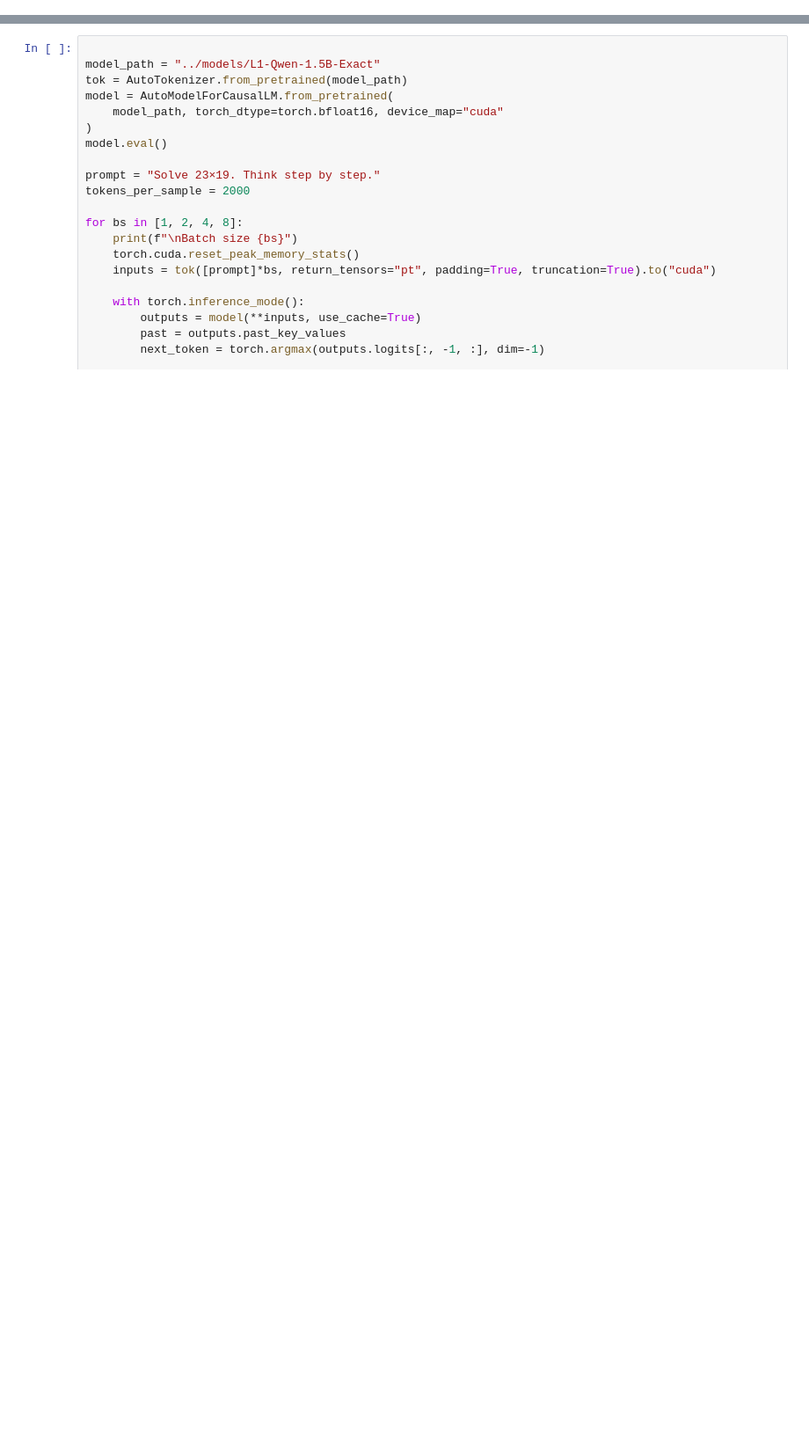
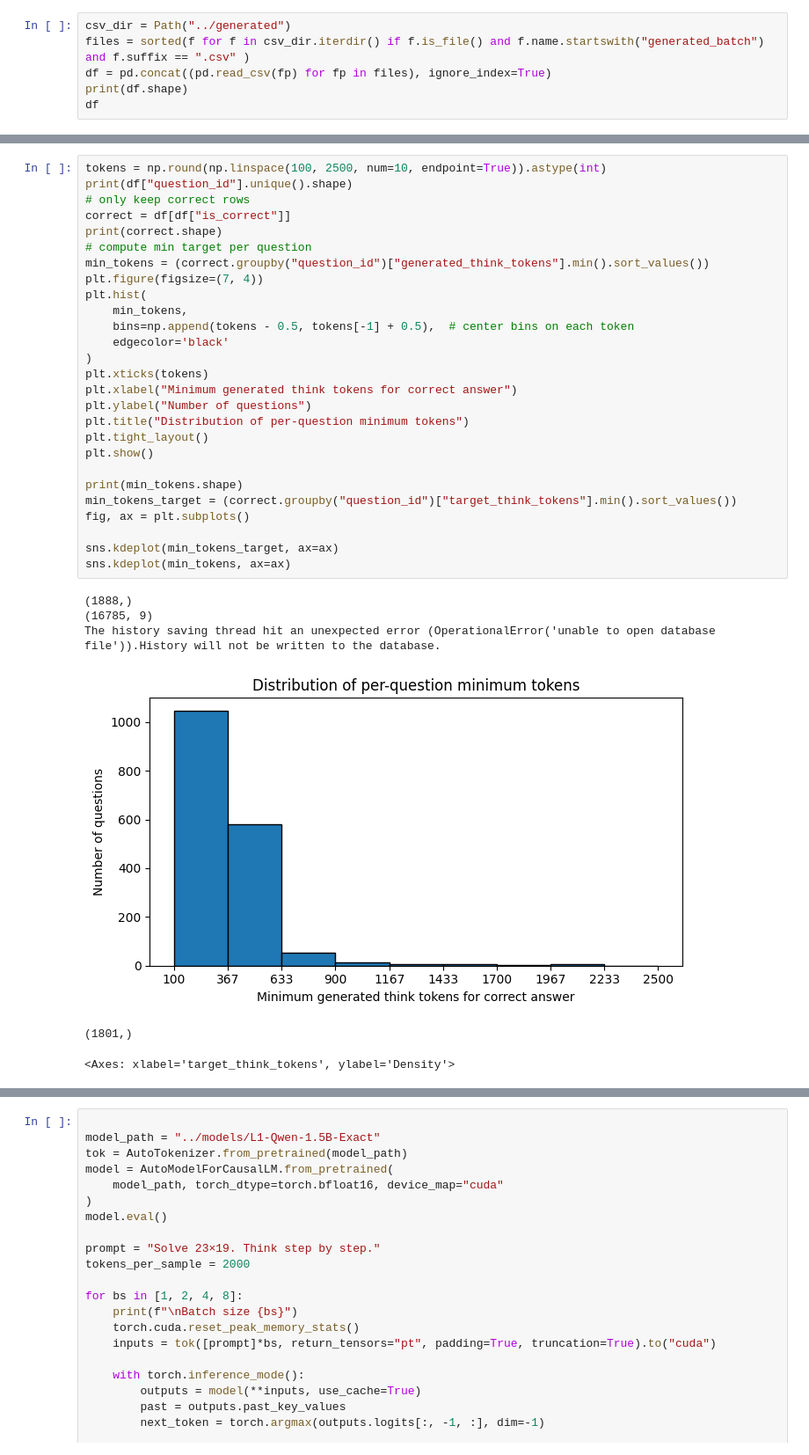
Before and after one commit to SebastianJitaru29/llm-think-too-much, a Jupyter notebook: notebooks/test_model.ipynb, the cells around one changed output, grey strips where cells are left out. Shown at 88% size. Saved outputs shown, nothing was run; the diff lists cells and outputs as text; blank space fills up the shorter version.

```diff
--- a/notebooks/test_model.ipynb
+++ b/notebooks/test_model.ipynb
@@ -5,0 +14,6 @@ import numpy as np
+# %%
+csv_dir = Path("../generated")
+files = sorted(f for f in csv_dir.iterdir() if f.is_file() and f.name.startswith("generated_batch") and f.suffix == ".csv" )
+df = pd.concat((pd.read_csv(fp) for fp in files), ignore_index=True)
+print(df.shape)
+df
@@ -5,0 +48,34 @@ import numpy as np
+# %%
+tokens = np.round(np.linspace(100, 2500, num=10, endpoint=True)).astype(int)
+print(df["question_id"].unique().shape)
+# only keep correct rows
+correct = df[df["is_correct"]]
+print(correct.shape)
+# compute min target per question
+min_tokens = (correct.groupby("question_id")["generated_think_tokens"].min().sort_values())
+plt.figure(figsize=(7, 4))
+plt.hist(
+    min_tokens,
+    bins=np.append(tokens - 0.5, tokens[-1] + 0.5),  # center bins on each token
+    edgecolor='black'
+)
+plt.xticks(tokens)
+plt.xlabel("Minimum generated think tokens for correct answer")
+plt.ylabel("Number of questions")
+plt.title("Distribution of per-question minimum tokens")
+plt.tight_layout()
+plt.show()
+
+print(min_tokens.shape)
+min_tokens_target = (correct.groupby("question_id")["target_think_tokens"].min().sort_values())
+fig, ax = plt.subplots()
+
+sns.kdeplot(min_tokens_target, ax=ax)
+sns.kdeplot(min_tokens, ax=ax)
+# %% [output]
+(1888,)
+(16785, 9)
+The history saving thread hit an unexpected error (OperationalError('unable to open database file')).History will not be written to the database.
+[figure, added]
+(1801,)
+<Axes: xlabel='target_think_tokens', ylabel='Density'>
```
Also changed, not shown: parts of 17 cells of this notebook, 5 other files.
